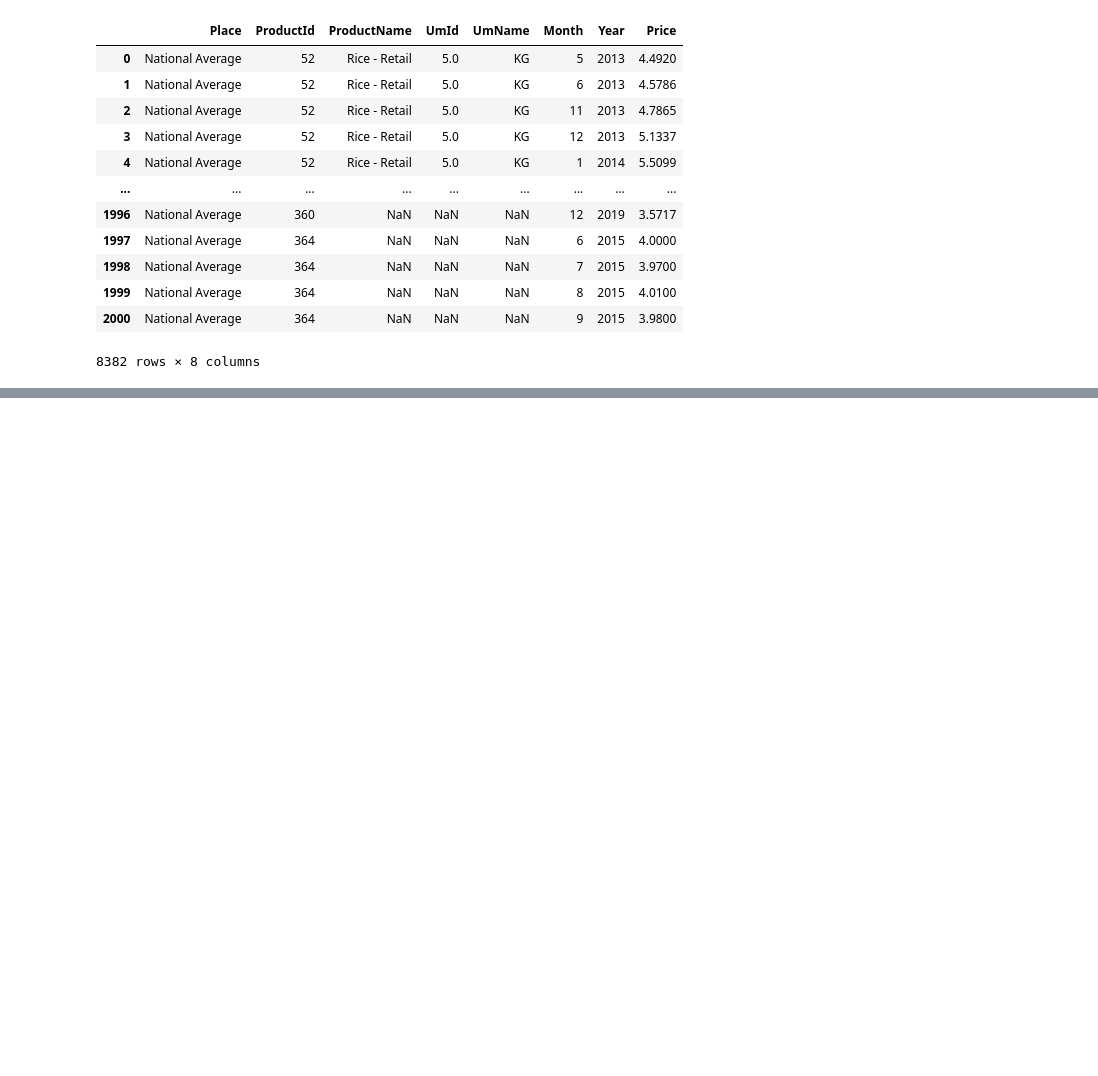
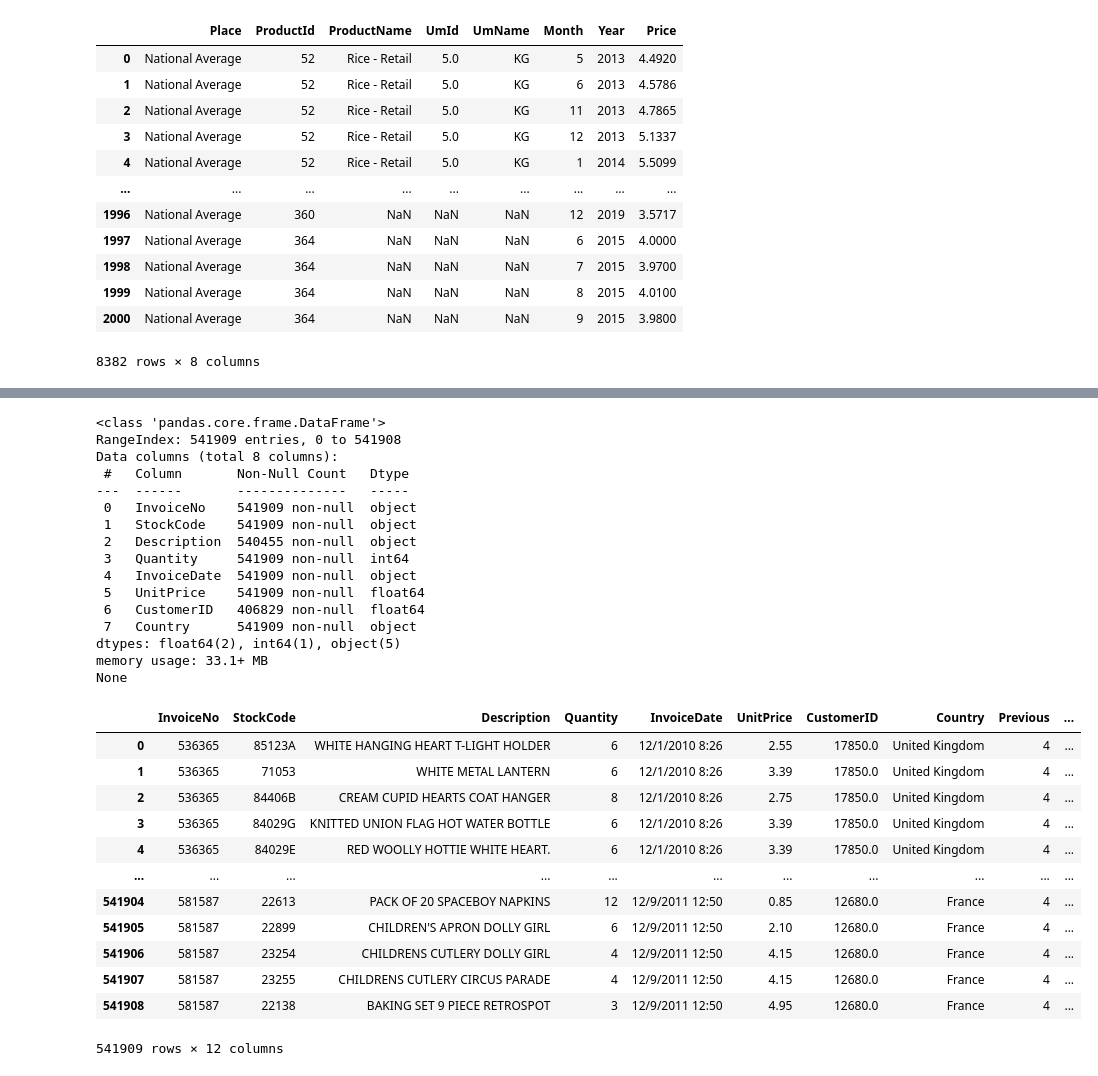
Before and after one commit to KimKieu123/DA30092022, a Jupyter notebook: BT Learn.ipynb, the cells around one changed output, grey strips where cells are left out. Saved outputs shown, nothing was run; the diff lists cells and outputs as text; code cells hidden in the pictures; blank space fills up the shorter version.

```diff
--- a/BT Learn.ipynb
+++ b/BT Learn.ipynb
@@ -492,0 +664,63 @@ Name: Country, dtype: int64
+# %%
+#[Bài tập] Phân tích dữ liệu Online Retail
+#Đọc bộ dữ liệu, cho biết số dòng, số cột và kiểu dữ liệu của các thuộc tính.
+import pandas as pd
+import numpy as np
+from datetime import datetime
+df=pd.read_csv('OnlineRetail.csv', encoding = "ISO-8859-1")
+print (df.info())
+#Tạo cột mới có tên quý –  ‘Previous’ nhận giá trị 1 nếu ngày lập hóa đơn nằm trong các tháng 1,2,3;
+#nhận giá trị 2 nếu ngày lập hóa đơn nằm trong các tháng 4,5,6;
+#nhận giá trị 3 nếu ngày lập hóa đơn nằm trong các tháng 7,8,9;
+#nhận giá trị 4 nếu ngày lập hóa đơn nằm trong các tháng 10,11,12;
+conditions = [(pd.to_datetime(df['InvoiceDate'],format='%m/%d/%Y %H:%M').dt.month <= datetime.strptime("3", "%m").month),
+             (pd.to_datetime(df['InvoiceDate'],format='%m/%d/%Y %H:%M').dt.month <= datetime.strptime("6", "%m").month),
+             (pd.to_datetime(df['InvoiceDate'],format='%m/%d/%Y %H:%M').dt.month <= datetime.strptime("9", "%m").month)]
+choices = [1,2,3]
+df['Previous'] = np.select(conditions, choices, default= 4)
+#Tạo một cột mới có tên ‘Amount’ có giá trị bằng Quantity * UnitPrice
+df["Amount"] = df["Quantity"]*df["UnitPrice"]
+#Tạo cột mới ‘Discount’ nhận giá trị 10% nếu Country là ‘United Kingdom’ và thuộc quý 4, 5% nếu
+#là ‘France’ ngược lại là 0%.
+
+conditions = [(df["Country"].astype(str) == "United Kingdom") & (df["Previous"] == 4),
+              (df["Country"].astype(str) == "France") & (df["Previous"] == 4)]
+choices = [0.1, 0.05]
+df["Discount"] = np.select(conditions,choices, default = 0)
+
+#Tạo cột mới ‘Total’ nhận giá trị bằng: Amount – Discount.
+
+
+df["Total"] = df["Amount"] - df["Amount"]*df["Discount"]
+
+df
+# %% [output]
+<class 'pandas.core.frame.DataFrame'>
+RangeIndex: 541909 entries, 0 to 541908
+Data columns (total 8 columns):
+ #   Column       Non-Null Count   Dtype
+---  ------       --------------   -----
+ 0   InvoiceNo    541909 non-null  object
+ 1   StockCode    541909 non-null  object
+ 2   Description  540455 non-null  object
+ 3   Quantity     541909 non-null  int64
+ 4   InvoiceDate  541909 non-null  object
+ 5   UnitPrice    541909 non-null  float64
+ 6   CustomerID   406829 non-null  float64
+ 7   Country      541909 non-null  object
+dtypes: float64(2), int64(1), object(5)
+memory usage: 33.1+ MB
+None
+|  | InvoiceNo | StockCode | Description | Quantity | InvoiceDate | UnitPrice | CustomerID | Country | Previous | ... |
+| 0 | 536365 | 85123A | WHITE HANGING HEART T-LIGHT HOLDER | 6 | 12/1/2010 8:26 | 2.55 | 17850.0 | United Kingdom | 4 | ... |
+| 1 | 536365 | 71053 | WHITE METAL LANTERN | 6 | 12/1/2010 8:26 | 3.39 | 17850.0 | United Kingdom | 4 | ... |
+| 2 | 536365 | 84406B | CREAM CUPID HEARTS COAT HANGER | 8 | 12/1/2010 8:26 | 2.75 | 17850.0 | United Kingdom | 4 | ... |
+| 3 | 536365 | 84029G | KNITTED UNION FLAG HOT WATER BOTTLE | 6 | 12/1/2010 8:26 | 3.39 | 17850.0 | United Kingdom | 4 | ... |
+| 4 | 536365 | 84029E | RED WOOLLY HOTTIE WHITE HEART. | 6 | 12/1/2010 8:26 | 3.39 | 17850.0 | United Kingdom | 4 | ... |
+| ... | ... | ... | ... | ... | ... | ... | ... | ... | ... | ... |
+| 541904 | 581587 | 22613 | PACK OF 20 SPACEBOY NAPKINS | 12 | 12/9/2011 12:50 | 0.85 | 12680.0 | France | 4 | ... |
+| 541905 | 581587 | 22899 | CHILDREN'S APRON DOLLY GIRL | 6 | 12/9/2011 12:50 | 2.10 | 12680.0 | France | 4 | ... |
+| 541906 | 581587 | 23254 | CHILDRENS CUTLERY DOLLY GIRL | 4 | 12/9/2011 12:50 | 4.15 | 12680.0 | France | 4 | ... |
+| 541907 | 581587 | 23255 | CHILDRENS CUTLERY CIRCUS PARADE | 4 | 12/9/2011 12:50 | 4.15 | 12680.0 | France | 4 | ... |
+| 541908 | 581587 | 22138 | BAKING SET 9 PIECE RETROSPOT | 3 | 12/9/2011 12:50 | 4.95 | 12680.0 | France | 4 | ... |
+541909 rows × 12 columns
```
Also changed, not shown: parts of 6 cells of this notebook, 8 other files.
